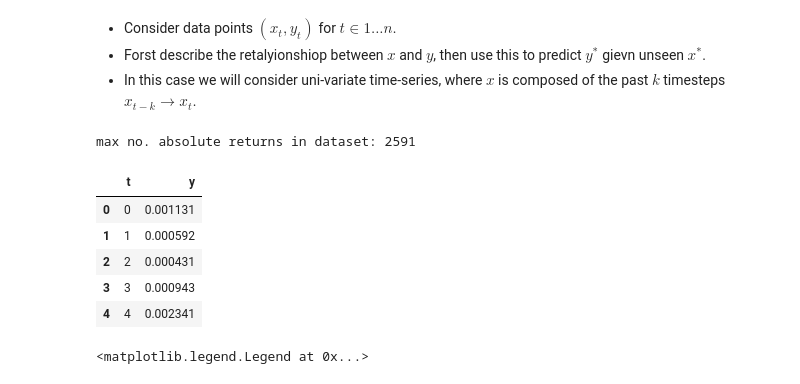
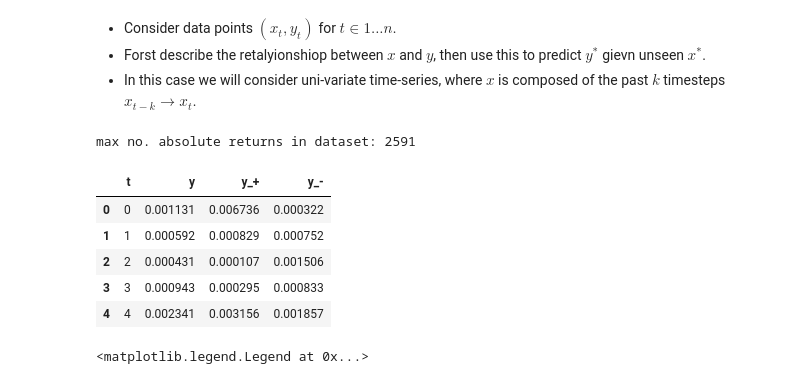
Before and after one commit to gittmp/GPR-for-financial-series, a Jupyter notebook: gaussian_process.ipynb, the cells around one changed output. Saved outputs shown, nothing was run; the diff lists cells and outputs as text; code cells hidden in the pictures.

```diff
--- a/gaussian_process.ipynb
+++ b/gaussian_process.ipynb
@@ -19,38 +19,42 @@ warnings.filterwarnings('ignore')
 # %%
 # Define the time variable t
 n_samples = 100
 t = np.arange(n_samples)
 data = pd.DataFrame({'t': t})
 
 # Curate the fluctuating variable over the time-series (i.e. return)
 asset = 'ETH/USD'
 pair = asset.replace('/', '-')
 df = pd.read_csv(f'../Datasets/Data/data_{pair}.csv')
 
-# convert time data into datetime object, and extract closing prices
-# df.Time = pd.to_datetime(df.Time)
-# df.set_index(df.Time, inplace=True)
-
 closing = df.Close
 log_returns = np.log(closing) - np.log(closing.shift(1))
 log_returns.dropna(inplace=True)
 abs_returns = np.abs(np.array(log_returns))
+
+# positive and negative returns
 returns_pos = np.array(log_returns[log_returns >= 0])
+returns_neg = np.abs(np.array(log_returns[log_returns < 0]))
 
 print(f"max no. absolute returns in dataset: {abs_returns.shape[0]}")
 
 np.random.seed(22)
 rand_index = np.random.randint(0, abs_returns.shape[0] - n_samples)
+rand_index_pos = np.random.randint(0, returns_pos.shape[0] - n_samples)
+rand_index_neg = np.random.randint(0, returns_neg.shape[0] - n_samples)
+
 data['y'] = abs_returns[rand_index: rand_index + n_samples]
+data['y_+'] = returns_pos[rand_index_pos: rand_index_pos + n_samples]
+data['y_-'] = returns_neg[rand_index_neg: rand_index_neg + n_samples]
 data.head()
 # %% [output]
 max no. absolute returns in dataset: 2591
-|  | t | y |
-| 0 | 0 | 0.001131 |
-| 1 | 1 | 0.000592 |
-| 2 | 2 | 0.000431 |
-| 3 | 3 | 0.000943 |
-| 4 | 4 | 0.002341 |
+|  | t | y | y_+ | y_- |
+| 0 | 0 | 0.001131 | 0.006736 | 0.000322 |
+| 1 | 1 | 0.000592 | 0.000829 | 0.000752 |
+| 2 | 2 | 0.000431 | 0.000107 | 0.001506 |
+| 3 | 3 | 0.000943 | 0.000295 | 0.000833 |
+| 4 | 4 | 0.002341 | 0.003156 | 0.001857 |
 # %%
 # plot the time-series
 fig, ax = plt.subplots(figsize=(10, 7))
```
Also changed, not shown: parts of 5 cells of this notebook.
